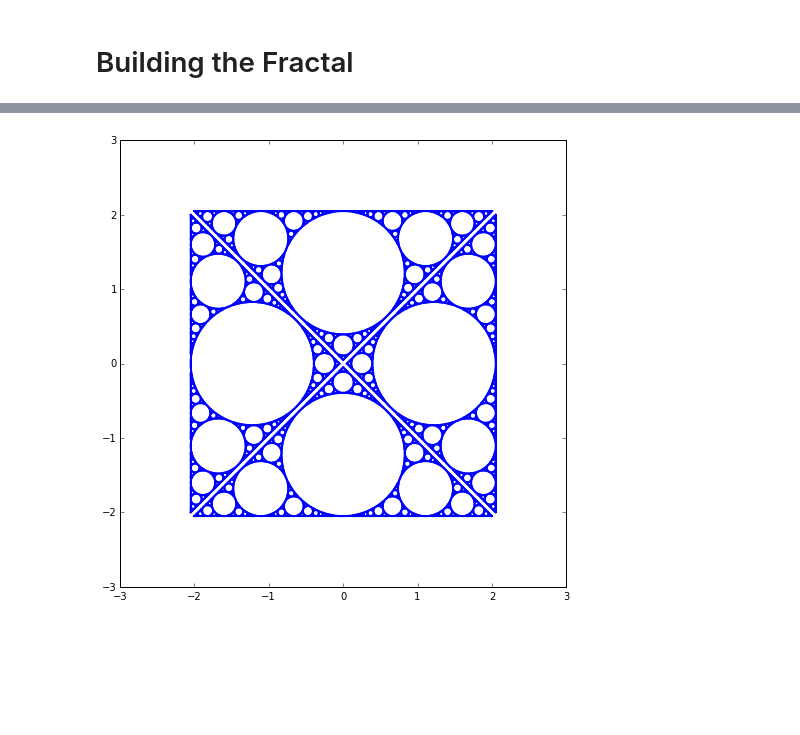
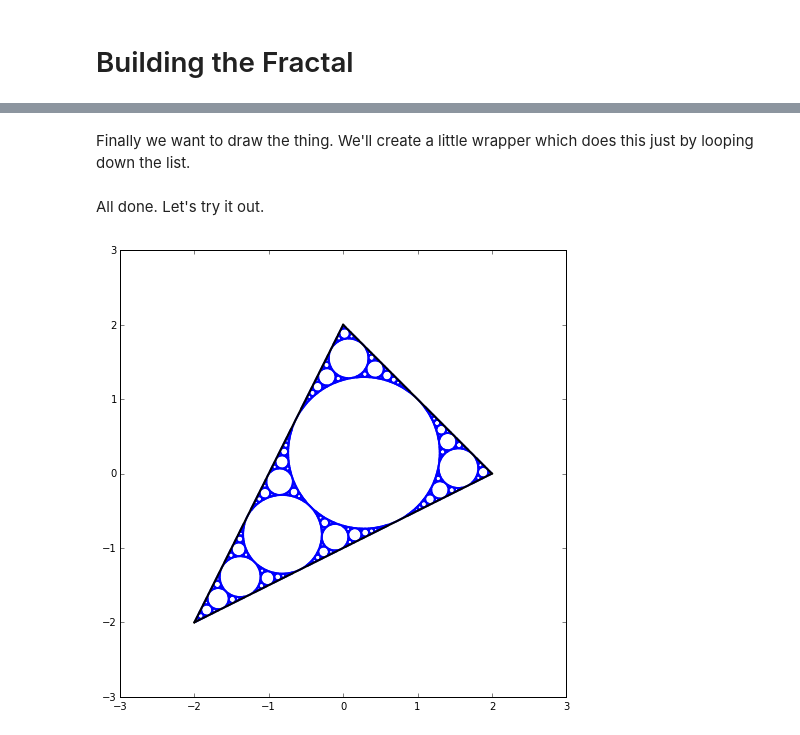
Before and after one commit to drpeteb/fractal-circles, a Jupyter notebook: Fractal-Circles.ipynb, the cells around one changed output, grey strips where cells are left out. Cells and saved outputs as stored; diff of their text form; code cells hidden in the pictures; blank space fills up the shorter version.

```diff
--- a/Fractal-Circles.ipynb
+++ b/Fractal-Circles.ipynb
@@ -510,6 +570,9 @@ We can find the length $y$ using similar triangles. $ABC$ is similar to $AED$, w
 Finally, point D is at $p_D = p_E - y v$. The other end is easily obtained by symmetry. Coding time!
 # %%
 def circle_in_two_lines_and_a_circle(line1, line2, circle):
+    """
+    Find the incircle between two converging lines and a tangent circle
+    """
 
     # See if the lines need switching round
     if line2.end1 != line1.end2:
@@ -710,20 +782,3 @@ def pack_circles_in_triangle(triangle, radius_limit):
     circle_list[:3] = []
 
     return sides,circle_list
-# %%
-triangle = [(-2,-2),(0,2),(2,0)]
-sides,circle_list = pack_circles_in_triangle(triangle, radius_limit=0.005)
-
-# Plot it all
-fig = plt.gcf()
-for ii in range(3):
-    fig.gca().plot([sides[ii].end1[0],sides[ii].end2[0]],[sides[ii].end1[1],sides[ii].end2[1]],color='b',linewidth=2)
-
-for circle in circle_list:
-    fig.gca().add_artist(plt.Circle(circle.cen,circle.rad,color='b',fill=False,linewidth=2))
-
-fig.gca().set_xlim((-3,3))
-fig.gca().set_ylim((-3,3))
-fig.set_size_inches(8,8)
-
-plt.show()
@@ -732,29 +785,31 @@ plt.show()
-# %%
-#triangle_list = [[(-2,-2),(0,2),(2,0)],
-#                [(-2,-2),(-2,2),(0,2)],
-#                [(-2,-2),(2,-2),(2,0)],
-#                [(0,2),(2,0),(2,2)]]
-h = 0.05
-triangle_list = [[(-2,-2-h),(0,0-h),(2,-2-h)],
-                 [(-2,2+h) ,(0,0+h),(2,2+h) ],
-                 [(-2-h,-2),(-2-h,2),(0-h,0)],
-                 [(2+h,-2) ,(2+h,2), (0+h,0)]  ]
-
-fig = plt.gcf()
-
-for triangle in triangle_list:
-    sides,circle_list = pack_circles_in_triangle(triangle, radius_limit=0.005)
-
-    for ii in range(3):
-        fig.gca().plot([sides[ii].end1[0],sides[ii].end2[0]],[sides[ii].end1[1],sides[ii].end2[1]],color='b',linewidth=2)
-
-    for circle in circle_list:
-        fig.gca().add_artist(plt.Circle(circle.cen,circle.rad,color='b',fill=False,linewidth=2))
-
-fig.gca().set_xlim((-3,3))
-fig.gca().set_ylim((-3,3))
-fig.set_size_inches(8,8)
-
-plt.show()
-# %% [output]
-[figure, removed]
+# %% [markdown]
+Finally we want to draw the thing. We'll create a little wrapper which does this just by looping down the list.
+# %%
+def draw_fractal(ax, triangle, radius_limit, linecolour='k', circlecolour='b', linewidth=2):
+    """
+    Draw a triangle and pack circles in it.
+    """
+    sides,circle_list = pack_circles_in_triangle(triangle, radius_limit)
+
+    for ii in range(3):
+        draw_line(ax, sides[ii], colour=linecolour, linewidth=linewidth)
+
+    for circle in circle_list:
+        draw_circle(ax, circle, colour=circlecolour, linewidth=linewidth)
+
+    return
+# %% [markdown]
+All done. Let's try it out.
+# %%
+triangle = [(-2,-2),(0,2),(2,0)]
+radius_limit = 0.005
+fig = plt.figure(figsize=(8,8))
+ax = fig.add_subplot(1,1,1)
+ax.set_xlim((-3,3))
+ax.set_ylim((-3,3))
+
+draw_fractal(ax, triangle, radius_limit)
+
+plt.show()
+# %% [output]
+[figure, added]
```
Also changed, not shown: parts of 25 cells of this notebook, 1 other file.
